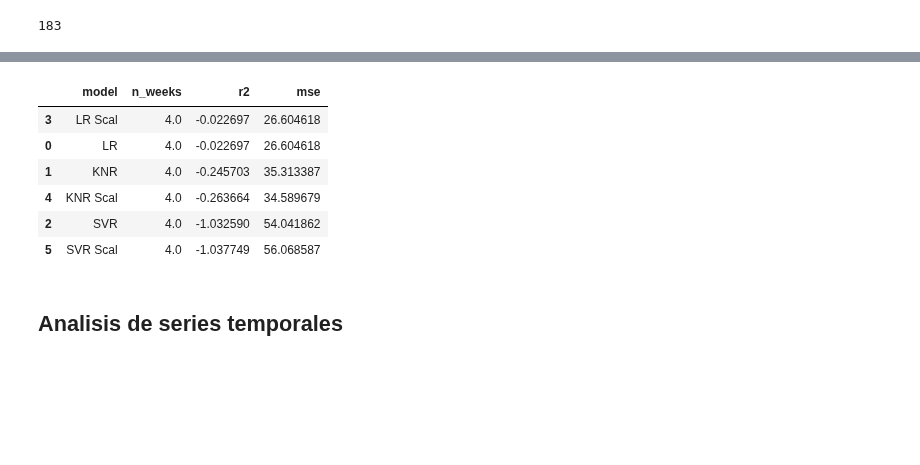
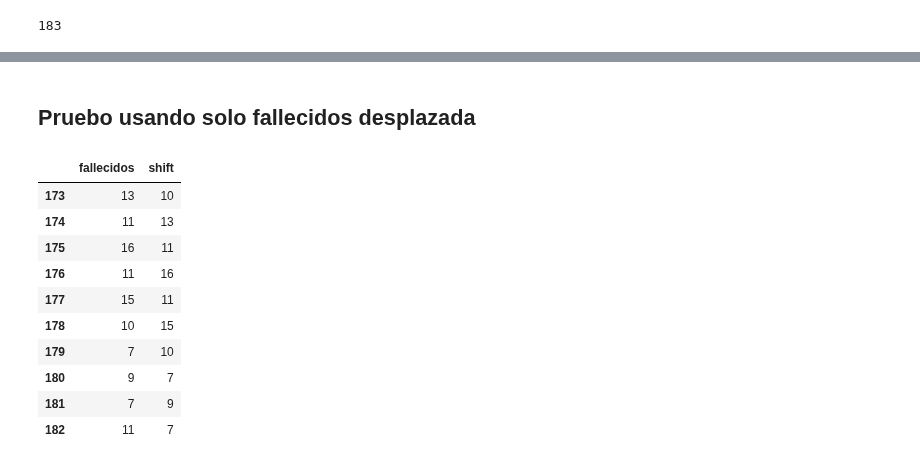
Before and after one commit to tomiambro/clusterai2020_grupo1, a Jupyter notebook: modelos_tomi.ipynb, the cells around one changed output, grey strips where cells are left out. Saved outputs shown, nothing was run; the diff lists cells and outputs as text; code cells hidden in the pictures; blank space fills up the shorter version.

```diff
--- a/modelos_tomi.ipynb
+++ b/modelos_tomi.ipynb
@@ -398,12 +398,19 @@ res_weeks.sort_values('r2', ascending=False)
-# %%
-res_weeks.sort_values(['r2', 'n_weeks'], ascending=False)
-# %% [output]
-|  | model | n_weeks | r2 | mse |
-| 3 | LR Scal | 4.0 | -0.022697 | 26.604618 |
-| 0 | LR | 4.0 | -0.022697 | 26.604618 |
-| 1 | KNR | 4.0 | -0.245703 | 35.313387 |
-| 4 | KNR Scal | 4.0 | -0.263664 | 34.589679 |
-| 2 | SVR | 4.0 | -1.032590 | 54.041862 |
-| 5 | SVR Scal | 4.0 | -1.037749 | 56.068587 |
-# %% [markdown]
-## Analisis de series temporales
+# %% [markdown]
+## Pruebo usando solo fallecidos desplazada
+# %%
+df_falle = df.copy()
+df_falle['shift'] = df.fallecidos.shift(1, fill_value=0)
+df_falle = df_falle[['fallecidos', 'shift']]
+df_falle.tail(10)
+# %% [output]
+|  | fallecidos | shift |
+| 173 | 13 | 10 |
+| 174 | 11 | 13 |
+| 175 | 16 | 11 |
+| 176 | 11 | 16 |
+| 177 | 15 | 11 |
+| 178 | 10 | 15 |
+| 179 | 7 | 10 |
+| 180 | 9 | 7 |
+| 181 | 7 | 9 |
+| 182 | 11 | 7 |
```
Also changed, not shown: parts of 26 cells of this notebook, 1 other file.
